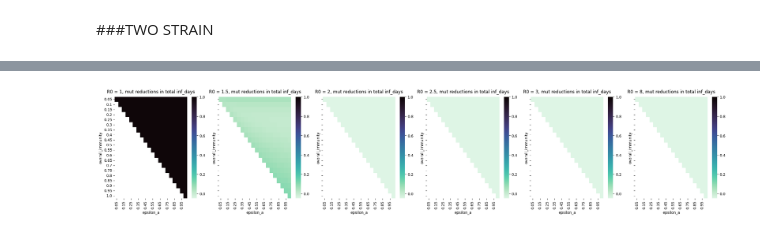
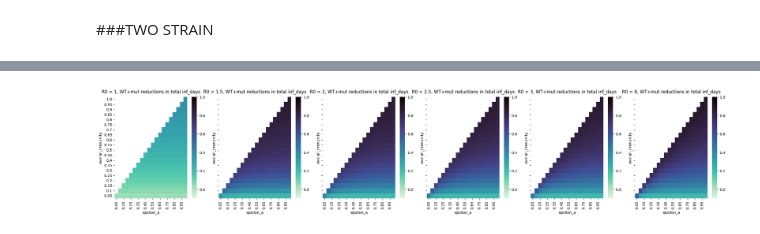
Before and after one commit to condusinew/vaccine_failure_escape, a Jupyter notebook: SIR_mode_natimm.ipynb, the cells around one changed output, grey strips where cells are left out. Cells and saved outputs as stored; diff of their text form; code cells hidden in the pictures.

```diff
--- a/SIR_mode_natimm.ipynb
+++ b/SIR_mode_natimm.ipynb
@@ -1603,0 +1522,12 @@ plt.show()
+# %%
+#WT reductions
+fig, axes = plt.subplots(1, len(Rnaughts), figsize=(4*len(Rnaughts), 5), sharex=True, sharey=True)
+
+for i, r0 in enumerate(Rnaughts):
+    ax = axes[i]
+    sns.heatmap(heatmaps_W[i], cmap="mako_r", vmin=-0.1, vmax=1, ax=ax)
+    ax.set_title(f"R0 = {r0}, WT reductions in total inf_days", fontsize=12, pad=10)
+    ax.invert_yaxis()
+
+plt.tight_layout()
+plt.show()
@@ -1603,0 +1536,25 @@ plt.show()
+# %%
+#MUTANT reductions
+fig, axes = plt.subplots(1, len(Rnaughts), figsize=(4*len(Rnaughts), 5), sharex=True, sharey=True)
+
+for i, r0 in enumerate(Rnaughts):
+    ax = axes[i]
+    sns.heatmap(heatmaps_M[i], cmap="mako_r", vmin=-0.1, vmax=1, ax=ax)
+    ax.set_title(f"R0 = {r0}, mut reductions in total inf_days", fontsize=12, pad=10)
+    ax.invert_yaxis()
+
+plt.tight_layout()
+plt.show()
+
+fig, axes = plt.subplots(1, len(Rnaughts), figsize=(4*len(Rnaughts), 5), sharex=True, sharey=True)
+
+for i, r0 in enumerate(Rnaughts):
+    ax = axes[i]
+    sns.heatmap(heatmaps_M[i], cmap="mako_r", vmin=-0.1, vmax=0.03, ax=ax)
+    ax.set_title(f"R0 = {r0}, mut reductions in total inf_days", fontsize=12, pad=10)
+    ax.invert_yaxis()
+
+plt.tight_layout()
+plt.show()
+
+#ALL OR NOTHING IS EXTRA BAD???
@@ -1604,12 +1564,14 @@ plt.show()
 # %%
+#WT+mut reductions
 fig, axes = plt.subplots(1, len(Rnaughts), figsize=(4*len(Rnaughts), 5), sharex=True, sharey=True)
 
 for i, r0 in enumerate(Rnaughts):
     ax = axes[i]
-    sns.heatmap(heatmaps_M[i], cmap="mako_r", vmin=-0.05, vmax=1, ax=ax)
-    ax.set_title(f"R0 = {r0}, mut reductions in total inf_days", fontsize=12, pad=10)
+    sns.heatmap(heatmaps_W[i], cmap="mako_r", vmin=-0.1, vmax=1, ax=ax)
+    ax.set_title(f"R0 = {r0}, WT+mut reductions in total inf_days", fontsize=12, pad=10)
+    ax.invert_yaxis()
 
 plt.tight_layout()
 plt.show()
 # %% [output]
-[figure, old version]
+[figure, new version]
```
Also changed, not shown: parts of 58 cells of this notebook.
